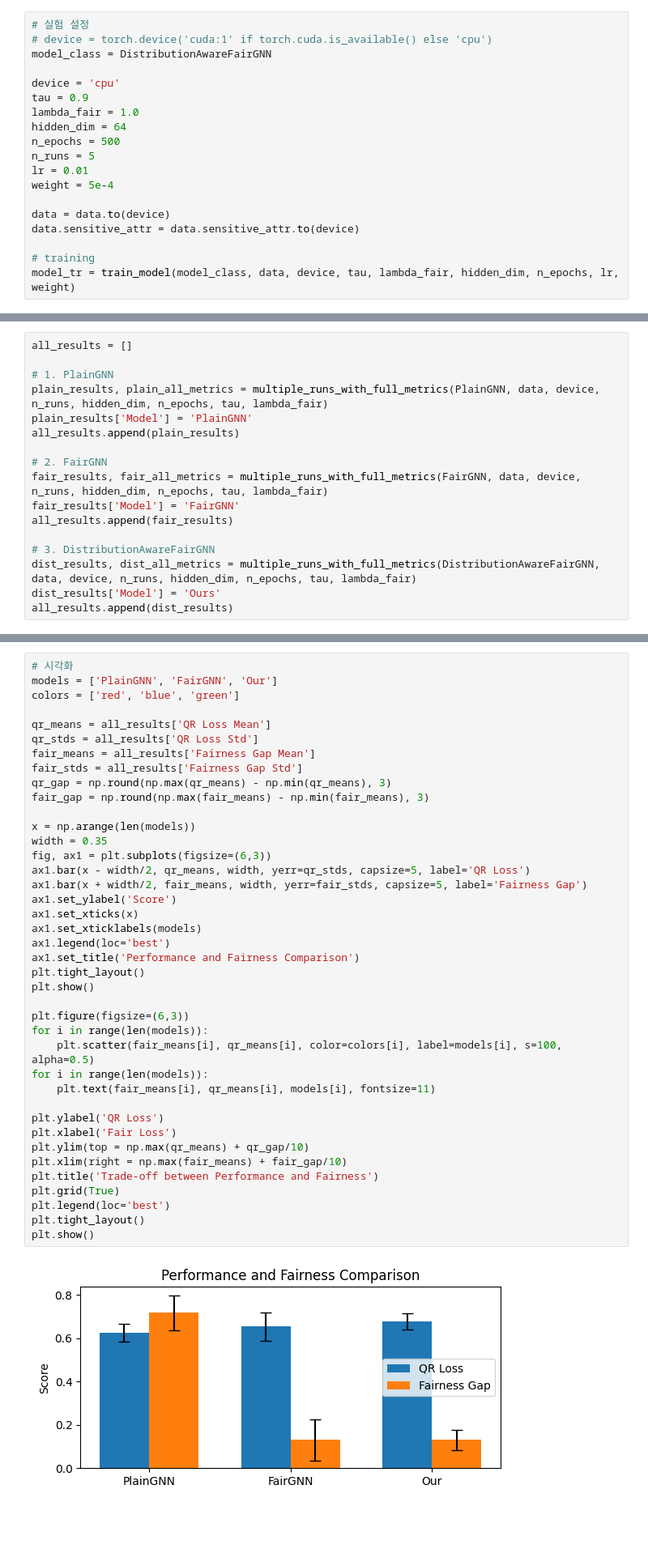
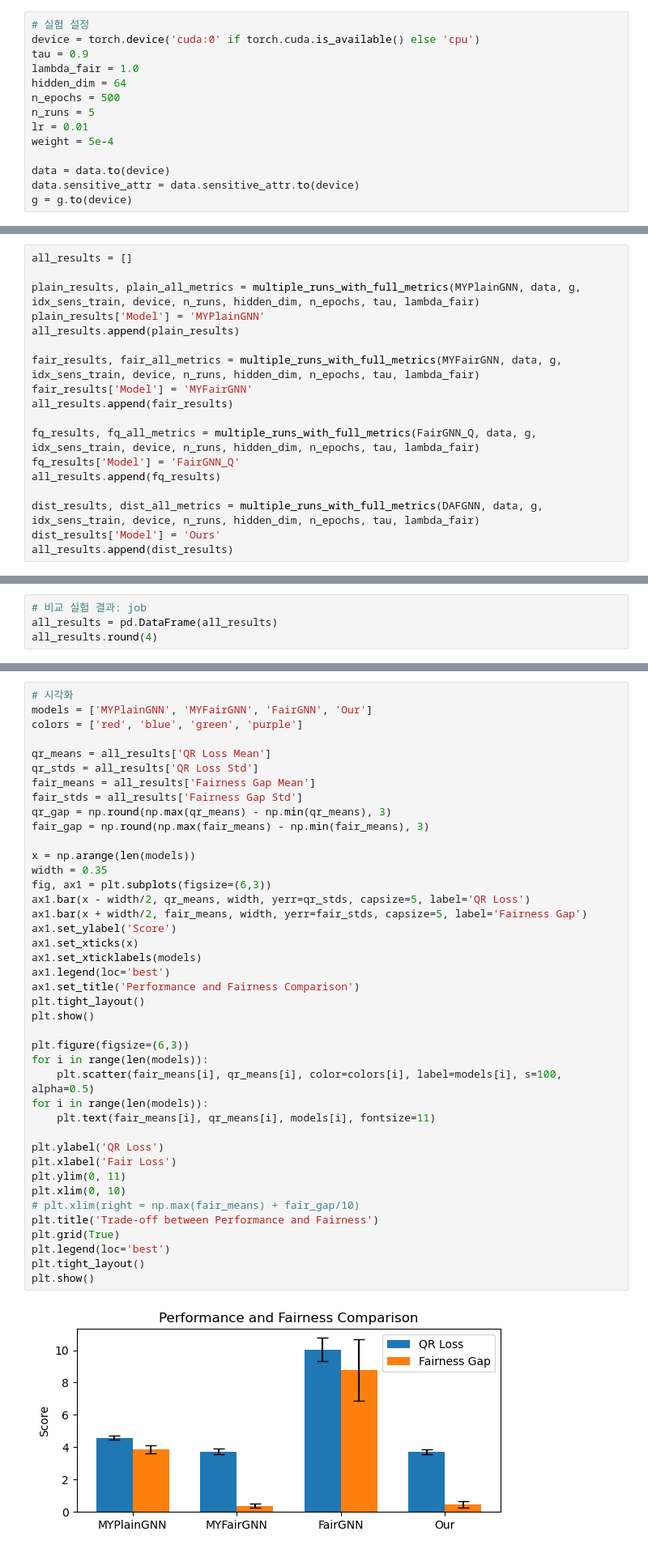
Before and after one commit to sybeam27/FnRGNN, a Jupyter notebook: test.ipynb, the cells around one changed output, grey strips where cells are left out. Shown: that part at 81% size. Saved outputs shown, nothing was run; the diff lists cells and outputs as text; blank space fills up the shorter version.

```diff
--- a/test.ipynb
+++ b/test.ipynb
@@ -574,10 +977,7 @@ Loading nba dataset from ./dataset/NBA
 ## 실험
 # %%
 # 실험 설정
-# device = torch.device('cuda:1' if torch.cuda.is_available() else 'cpu')
-model_class = DistributionAwareFairGNN
-
-device = 'cpu'
+device = torch.device('cuda:0' if torch.cuda.is_available() else 'cpu')
 tau = 0.9
 lambda_fair = 1.0
 hidden_dim = 64
@@ -588,6 +988,4 @@ weight = 5e-4
 
 data = data.to(device)
 data.sensitive_attr = data.sensitive_attr.to(device)
-
-# training
-model_tr = train_model(model_class, data, device, tau, lambda_fair, hidden_dim, n_epochs, lr, weight)
+g = g.to(device)
@@ -670,18 +1075,19 @@ pd.DataFrame(results).round(4)
 # %%
 all_results = []
 
-# 1. PlainGNN
-plain_results, plain_all_metrics = multiple_runs_with_full_metrics(PlainGNN, data, device, n_runs, hidden_dim, n_epochs, tau, lambda_fair)
-plain_results['Model'] = 'PlainGNN'
+plain_results, plain_all_metrics = multiple_runs_with_full_metrics(MYPlainGNN, data, g, idx_sens_train, device, n_runs, hidden_dim, n_epochs, tau, lambda_fair)
+plain_results['Model'] = 'MYPlainGNN'
 all_results.append(plain_results)
 
-# 2. FairGNN
-fair_results, fair_all_metrics = multiple_runs_with_full_metrics(FairGNN, data, device, n_runs, hidden_dim, n_epochs, tau, lambda_fair)
-fair_results['Model'] = 'FairGNN'
+fair_results, fair_all_metrics = multiple_runs_with_full_metrics(MYFairGNN, data, g, idx_sens_train, device, n_runs, hidden_dim, n_epochs, tau, lambda_fair)
+fair_results['Model'] = 'MYFairGNN'
 all_results.append(fair_results)
 
-# 3. DistributionAwareFairGNN
-dist_results, dist_all_metrics = multiple_runs_with_full_metrics(DistributionAwareFairGNN, data, device, n_runs, hidden_dim, n_epochs, tau, lambda_fair)
+fq_results, fq_all_metrics = multiple_runs_with_full_metrics(FairGNN_Q, data, g, idx_sens_train, device, n_runs, hidden_dim, n_epochs, tau, lambda_fair)
+fq_results['Model'] = 'FairGNN_Q'
+all_results.append(fq_results)
+
+dist_results, dist_all_metrics = multiple_runs_with_full_metrics(DAFGNN, data, g, idx_sens_train, device, n_runs, hidden_dim, n_epochs, tau, lambda_fair)
 dist_results['Model'] = 'Ours'
 all_results.append(dist_results)
 # %% [output]
@@ -717,0 +1121,4 @@ np.min(qr_means) - 0.1
+# %%
+# 비교 실험 결과: job
+all_results = pd.DataFrame(all_results)
+all_results.round(4)
@@ -718,7 +1131,7 @@ np.min(qr_means) - 0.1
 # %%
 # 시각화
-models = ['PlainGNN', 'FairGNN', 'Our']
-colors = ['red', 'blue', 'green']
+models = ['MYPlainGNN', 'MYFairGNN', 'FairGNN', 'Our']
+colors = ['red', 'blue', 'green', 'purple']
 
 qr_means = all_results['QR Loss Mean']
 qr_stds = all_results['QR Loss Std']
@@ -727,33 +1140,34 @@ fair_stds = all_results['Fairness Gap Std']
 qr_gap = np.round(np.max(qr_means) - np.min(qr_means), 3)
 fair_gap = np.round(np.max(fair_means) - np.min(fair_means), 3)
 
 x = np.arange(len(models))
 width = 0.35
 fig, ax1 = plt.subplots(figsize=(6,3))
 ax1.bar(x - width/2, qr_means, width, yerr=qr_stds, capsize=5, label='QR Loss')
 ax1.bar(x + width/2, fair_means, width, yerr=fair_stds, capsize=5, label='Fairness Gap')
 ax1.set_ylabel('Score')
 ax1.set_xticks(x)
 ax1.set_xticklabels(models)
 ax1.legend(loc='best')
 ax1.set_title('Performance and Fairness Comparison')
 plt.tight_layout()
 plt.show()
 
 plt.figure(figsize=(6,3))
 for i in range(len(models)):
     plt.scatter(fair_means[i], qr_means[i], color=colors[i], label=models[i], s=100, alpha=0.5)
 for i in range(len(models)):
     plt.text(fair_means[i], qr_means[i], models[i], fontsize=11)
 
 plt.ylabel('QR Loss')
 plt.xlabel('Fair Loss')
-plt.ylim(top = np.max(qr_means) + qr_gap/10)
-plt.xlim(right = np.max(fair_means) + fair_gap/10)
+plt.ylim(0, 11)
+plt.xlim(0, 10)
+# plt.xlim(right = np.max(fair_means) + fair_gap/10)
 plt.title('Trade-off between Performance and Fairness')
 plt.grid(True)
 plt.legend(loc='best')
 plt.tight_layout()
 plt.show()
 # %% [output]
-[figure, old version]
+[figure, new version]
```
Also changed, not shown: parts of 29 cells of this notebook, 3 other files.
